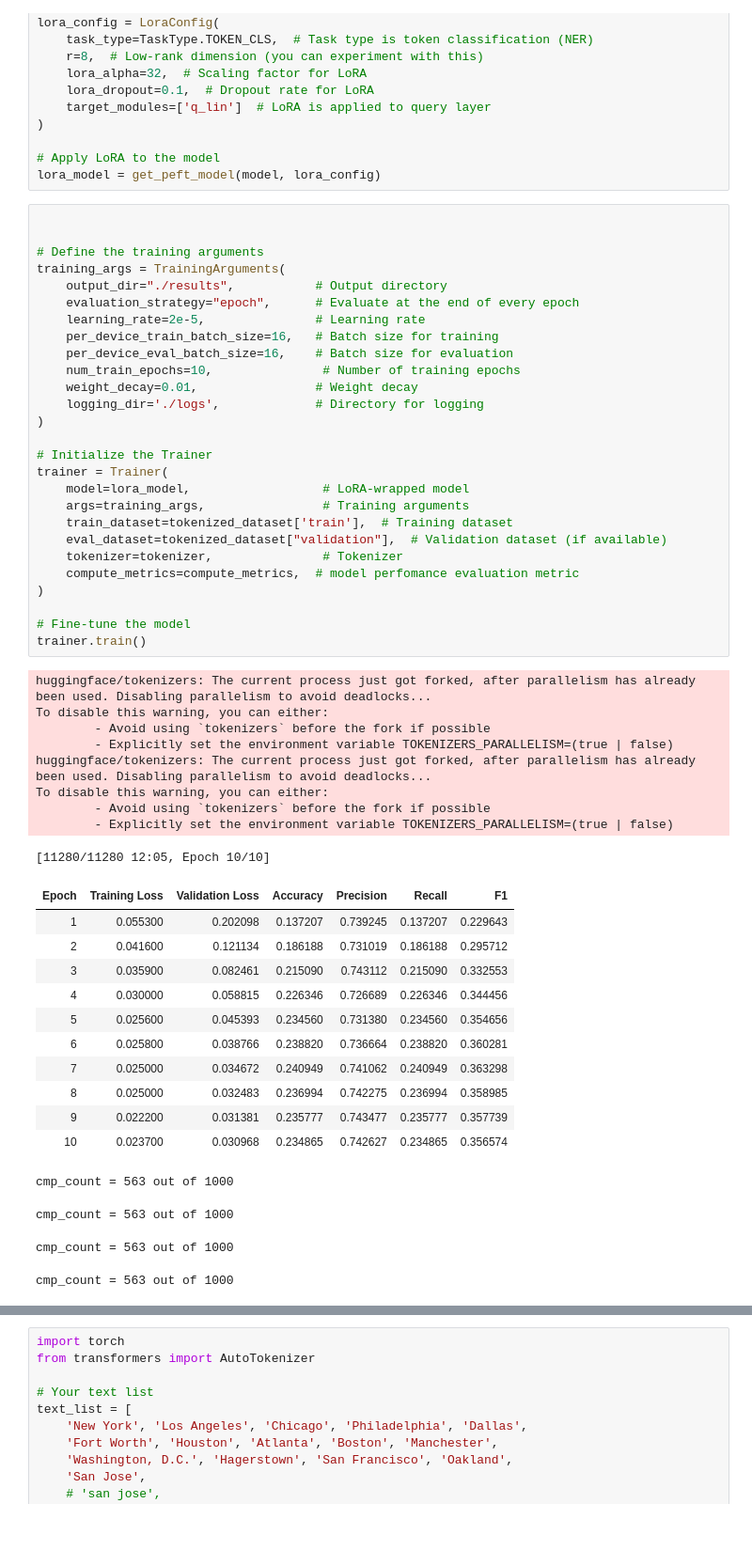
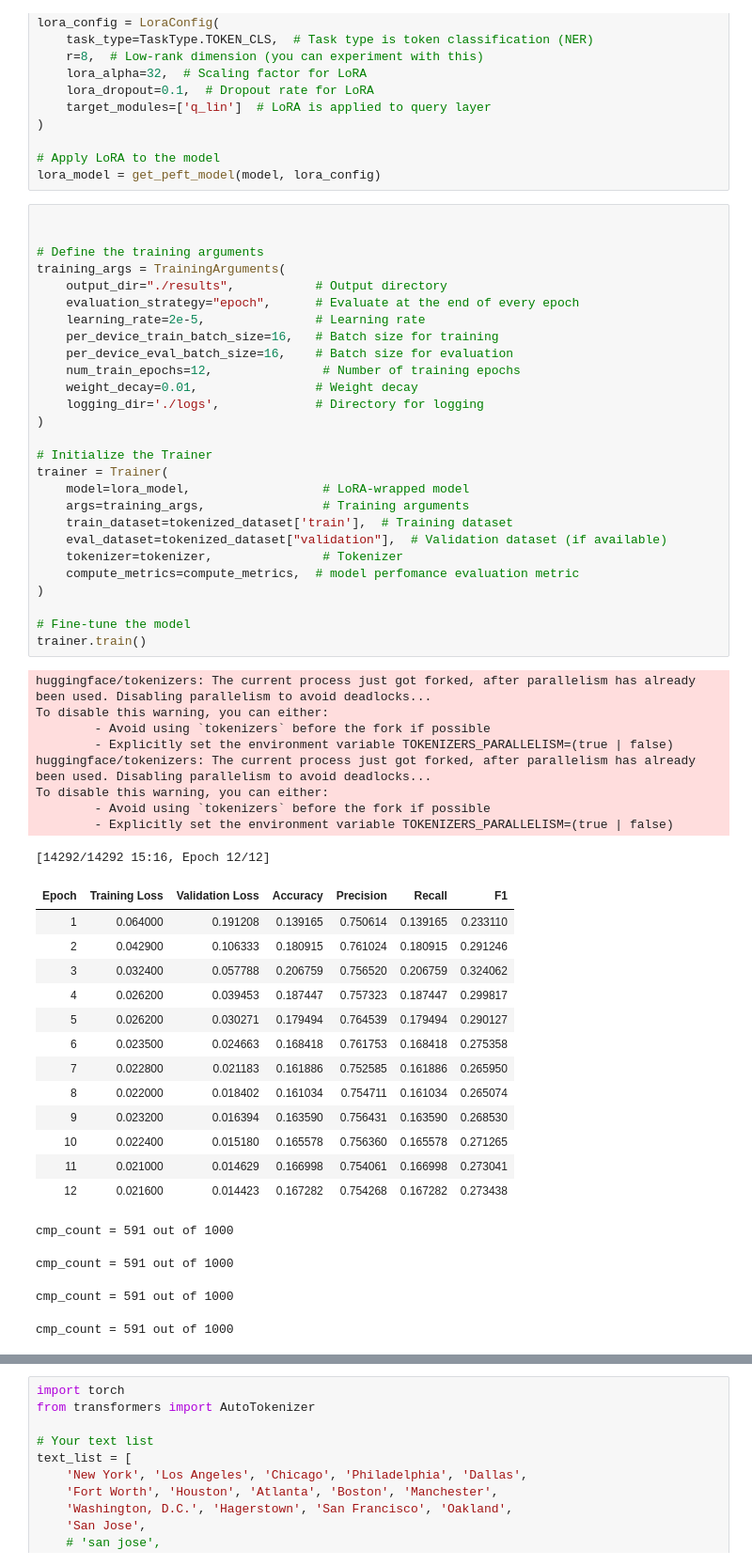
Before and after one commit to mozilla/smart_intent, a Jupyter notebook: notebooks/ner_finetuning.ipynb, the cells around one changed output, grey strips where cells are left out. Shown at 94% size. Cells and saved outputs as stored; diff of their text form; blank space fills up the shorter version.

```diff
--- a/notebooks/ner_finetuning.ipynb
+++ b/notebooks/ner_finetuning.ipynb
@@ -210,46 +210,48 @@ training_args = TrainingArguments(
     evaluation_strategy="epoch",      # Evaluate at the end of every epoch
     learning_rate=2e-5,               # Learning rate
     per_device_train_batch_size=16,   # Batch size for training
     per_device_eval_batch_size=16,    # Batch size for evaluation
-    num_train_epochs=10,               # Number of training epochs
+    num_train_epochs=12,               # Number of training epochs
     weight_decay=0.01,                # Weight decay
     logging_dir='./logs',             # Directory for logging
 )
 
 # Initialize the Trainer
 trainer = Trainer(
     model=lora_model,                  # LoRA-wrapped model
     args=training_args,                # Training arguments
     train_dataset=tokenized_dataset['train'],  # Training dataset
     eval_dataset=tokenized_dataset["validation"],  # Validation dataset (if available)
     tokenizer=tokenizer,               # Tokenizer
     compute_metrics=compute_metrics,  # model perfomance evaluation metric
 )
 
 # Fine-tune the model
 trainer.train()
 # %% [output]
 huggingface/tokenizers: The current process just got forked, after parallelism has already been used. Disabling parallelism to avoid deadlocks...
 To disable this warning, you can either:
         - Avoid using `tokenizers` before the fork if possible
         - Explicitly set the environment variable TOKENIZERS_PARALLELISM=(true | false)
 huggingface/tokenizers: The current process just got forked, after parallelism has already been used. Disabling parallelism to avoid deadlocks...
 To disable this warning, you can either:
         - Avoid using `tokenizers` before the fork if possible
         - Explicitly set the environment variable TOKENIZERS_PARALLELISM=(true | false)
-[11280/11280 12:05, Epoch 10/10]
+[14292/14292 15:16, Epoch 12/12]
 | Epoch | Training Loss | Validation Loss | Accuracy | Precision | Recall | F1 |
-| 1 | 0.055300 | 0.202098 | 0.137207 | 0.739245 | 0.137207 | 0.229643 |
-| 2 | 0.041600 | 0.121134 | 0.186188 | 0.731019 | 0.186188 | 0.295712 |
-| 3 | 0.035900 | 0.082461 | 0.215090 | 0.743112 | 0.215090 | 0.332553 |
-| 4 | 0.030000 | 0.058815 | 0.226346 | 0.726689 | 0.226346 | 0.344456 |
-| 5 | 0.025600 | 0.045393 | 0.234560 | 0.731380 | 0.234560 | 0.354656 |
-| 6 | 0.025800 | 0.038766 | 0.238820 | 0.736664 | 0.238820 | 0.360281 |
-| 7 | 0.025000 | 0.034672 | 0.240949 | 0.741062 | 0.240949 | 0.363298 |
-| 8 | 0.025000 | 0.032483 | 0.236994 | 0.742275 | 0.236994 | 0.358985 |
-| 9 | 0.022200 | 0.031381 | 0.235777 | 0.743477 | 0.235777 | 0.357739 |
-| 10 | 0.023700 | 0.030968 | 0.234865 | 0.742627 | 0.234865 | 0.356574 |
+| 1 | 0.064000 | 0.191208 | 0.139165 | 0.750614 | 0.139165 | 0.233110 |
+| 2 | 0.042900 | 0.106333 | 0.180915 | 0.761024 | 0.180915 | 0.291246 |
+| 3 | 0.032400 | 0.057788 | 0.206759 | 0.756520 | 0.206759 | 0.324062 |
+| 4 | 0.026200 | 0.039453 | 0.187447 | 0.757323 | 0.187447 | 0.299817 |
+| 5 | 0.026200 | 0.030271 | 0.179494 | 0.764539 | 0.179494 | 0.290127 |
+| 6 | 0.023500 | 0.024663 | 0.168418 | 0.761753 | 0.168418 | 0.275358 |
+| 7 | 0.022800 | 0.021183 | 0.161886 | 0.752585 | 0.161886 | 0.265950 |
+| 8 | 0.022000 | 0.018402 | 0.161034 | 0.754711 | 0.161034 | 0.265074 |
+| 9 | 0.023200 | 0.016394 | 0.163590 | 0.756431 | 0.163590 | 0.268530 |
+| 10 | 0.022400 | 0.015180 | 0.165578 | 0.756360 | 0.165578 | 0.271265 |
+| 11 | 0.021000 | 0.014629 | 0.166998 | 0.754061 | 0.166998 | 0.273041 |
+| 12 | 0.021600 | 0.014423 | 0.167282 | 0.754268 | 0.167282 | 0.273438 |
-cmp_count = 563 out of 1000
+cmp_count = 591 out of 1000
-cmp_count = 563 out of 1000
+cmp_count = 591 out of 1000
-cmp_count = 563 out of 1000
+cmp_count = 591 out of 1000
-cmp_count = 563 out of 1000
+cmp_count = 591 out of 1000
```
Also changed, not shown: parts of 9 cells of this notebook, 3 other files.
